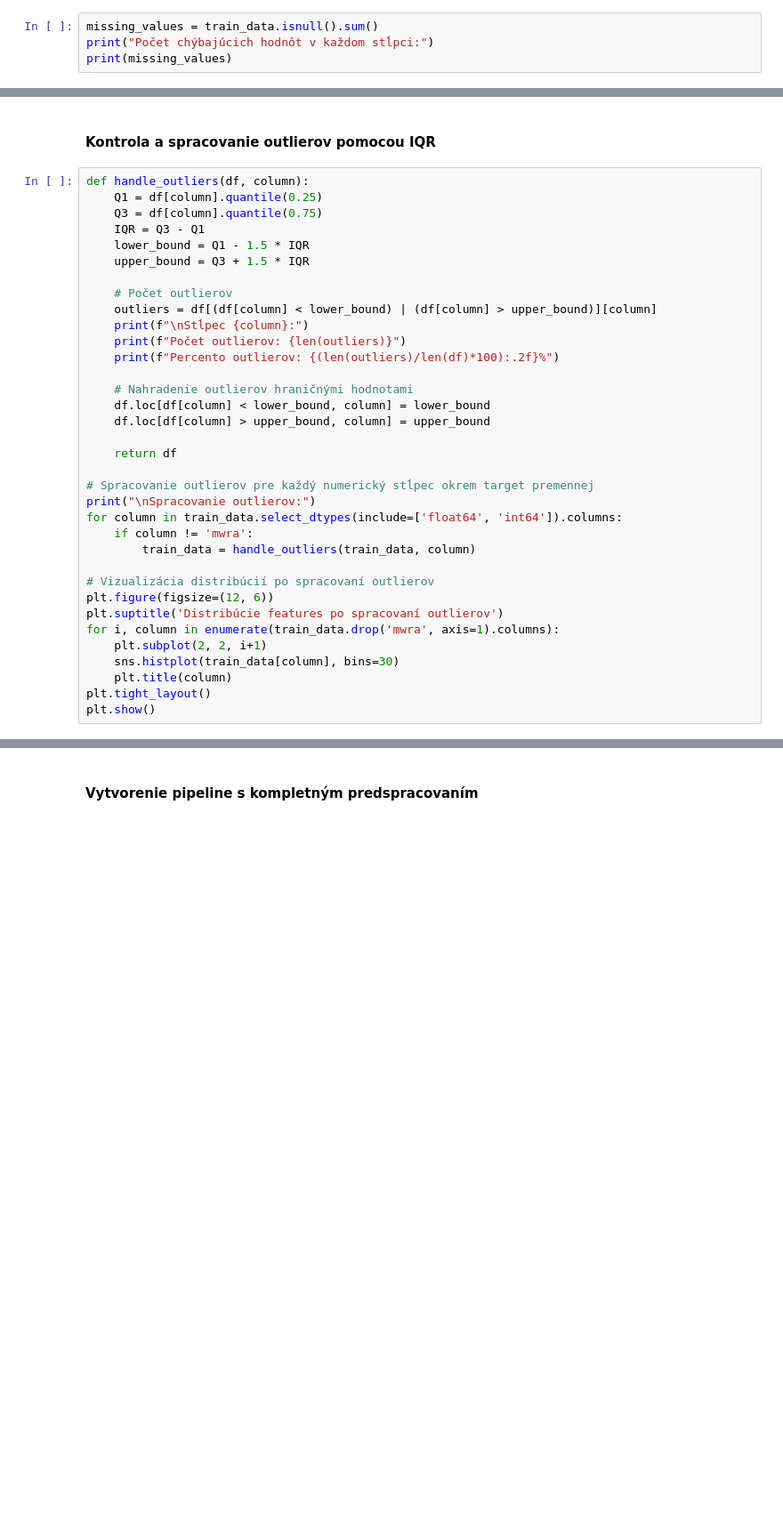
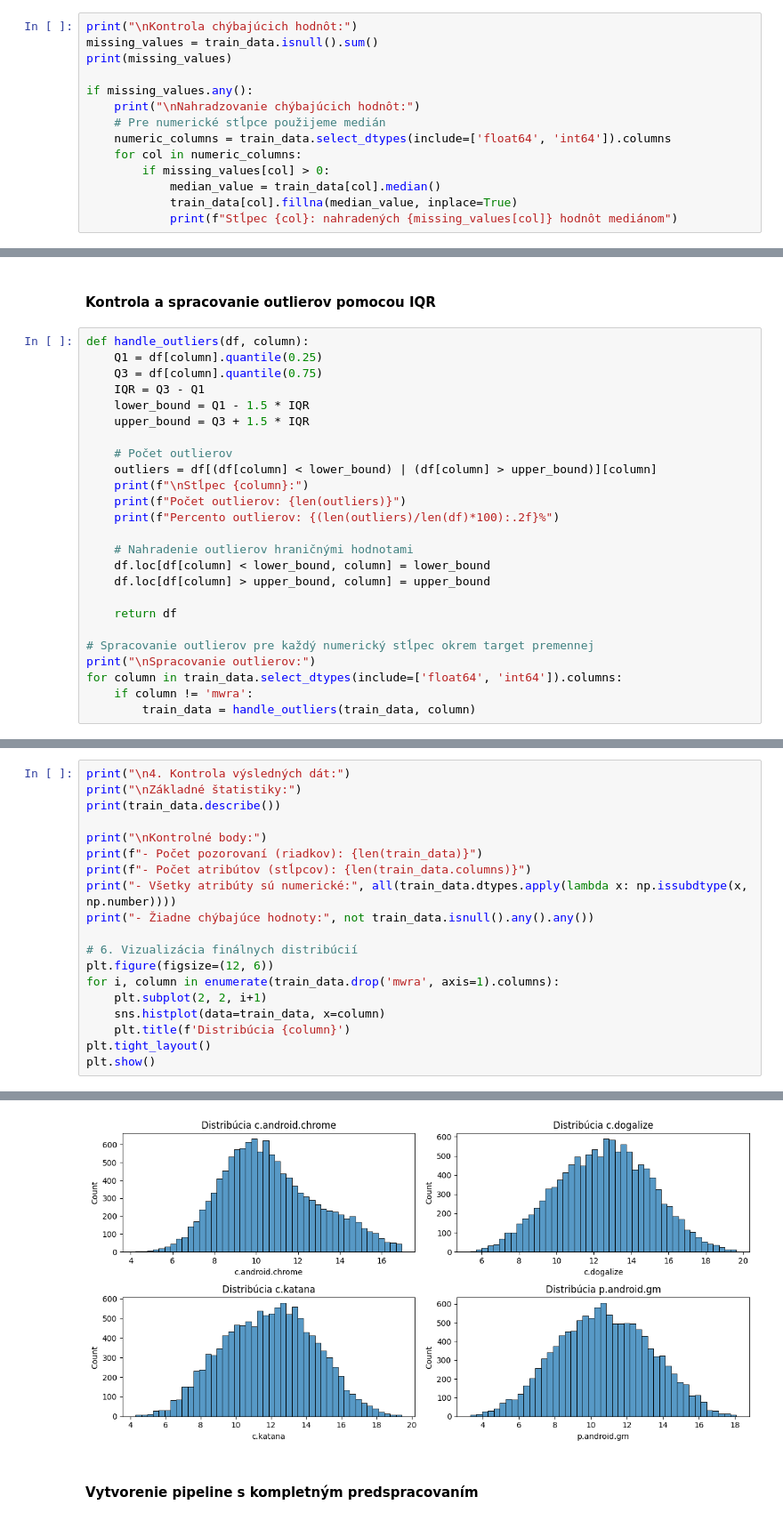
Before and after one commit to RikoAppDev/iau-course-assignments, a Jupyter notebook: zadanie-faza2.ipynb, the cells around one changed output, grey strips where cells are left out. Shown at 89% size. Saved outputs shown, nothing was run; the diff lists cells and outputs as text; blank space fills up the shorter version.

```diff
--- a/zadanie-faza2.ipynb
+++ b/zadanie-faza2.ipynb
@@ -133,7 +133,17 @@ dtype: object
 # %% [markdown]
 #### Kontrola chýbajúcich hodnôt
 # %%
+print("\nKontrola chýbajúcich hodnôt:")
 missing_values = train_data.isnull().sum()
-print("Počet chýbajúcich hodnôt v každom stĺpci:")
 print(missing_values)
+
+if missing_values.any():
+    print("\nNahradzovanie chýbajúcich hodnôt:")
+    # Pre numerické stĺpce použijeme medián
+    numeric_columns = train_data.select_dtypes(include=['float64', 'int64']).columns
+    for col in numeric_columns:
+        if missing_values[col] > 0:
+            median_value = train_data[col].median()
+            train_data[col].fillna(median_value, inplace=True)
+            print(f"Stĺpec {col}: nahradených {missing_values[col]} hodnôt mediánom")
 # %% [output]
@@ -171,16 +181,6 @@ print("\nSpracovanie outlierov:")
 for column in train_data.select_dtypes(include=['float64', 'int64']).columns:
     if column != 'mwra':
         train_data = handle_outliers(train_data, column)
-
-# Vizualizácia distribúcií po spracovaní outlierov
-plt.figure(figsize=(12, 6))
-plt.suptitle('Distribúcie features po spracovaní outlierov')
-for i, column in enumerate(train_data.drop('mwra', axis=1).columns):
-    plt.subplot(2, 2, i+1)
-    sns.histplot(train_data[column], bins=30)
-    plt.title(column)
-plt.tight_layout()
-plt.show()
 # %% [output]
 Spracovanie outlierov:
 
@@ -202,0 +204,20 @@ Percento outlierov: 0.00%
+# %%
+print("\n4. Kontrola výsledných dát:")
+print("\nZákladné štatistiky:")
+print(train_data.describe())
+
+print("\nKontrolné body:")
+print(f"- Počet pozorovaní (riadkov): {len(train_data)}")
+print(f"- Počet atribútov (stĺpcov): {len(train_data.columns)}")
+print("- Všetky atribúty sú numerické:", all(train_data.dtypes.apply(lambda x: np.issubdtype(x, np.number))))
+print("- Žiadne chýbajúce hodnoty:", not train_data.isnull().any().any())
+
+# 6. Vizualizácia finálnych distribúcií
+plt.figure(figsize=(12, 6))
+for i, column in enumerate(train_data.drop('mwra', axis=1).columns):
+    plt.subplot(2, 2, i+1)
+    sns.histplot(data=train_data, x=column)
+    plt.title(f'Distribúcia {column}')
+plt.tight_layout()
+plt.show()
+# %% [output]
@@ -203,3 +241,4 @@ Percento outlierov: 0.00%
+[figure, added]
 # %% [markdown]
 #### Vytvorenie pipeline s kompletným predspracovaním
 # %%
```
Also changed, not shown: parts of 4 cells of this notebook.
